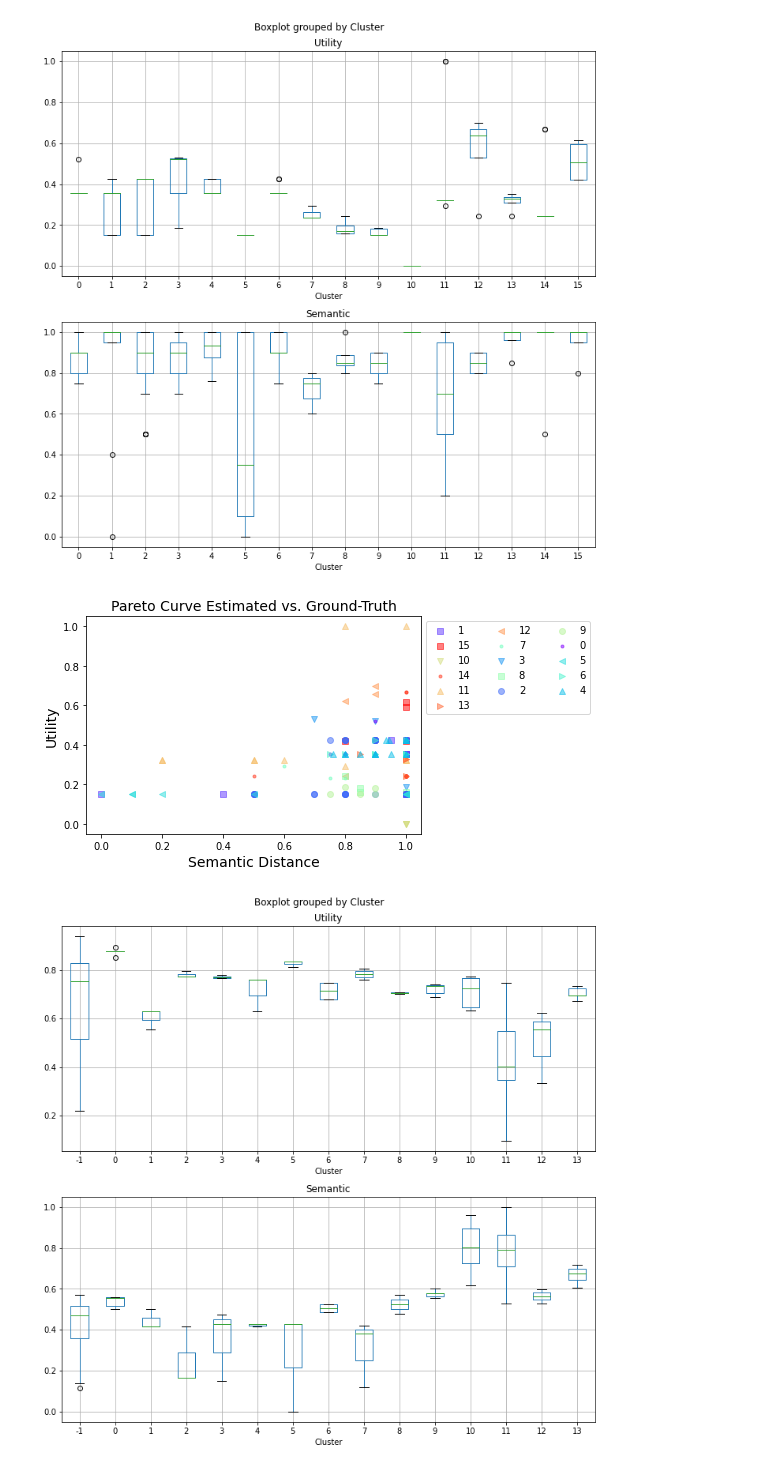
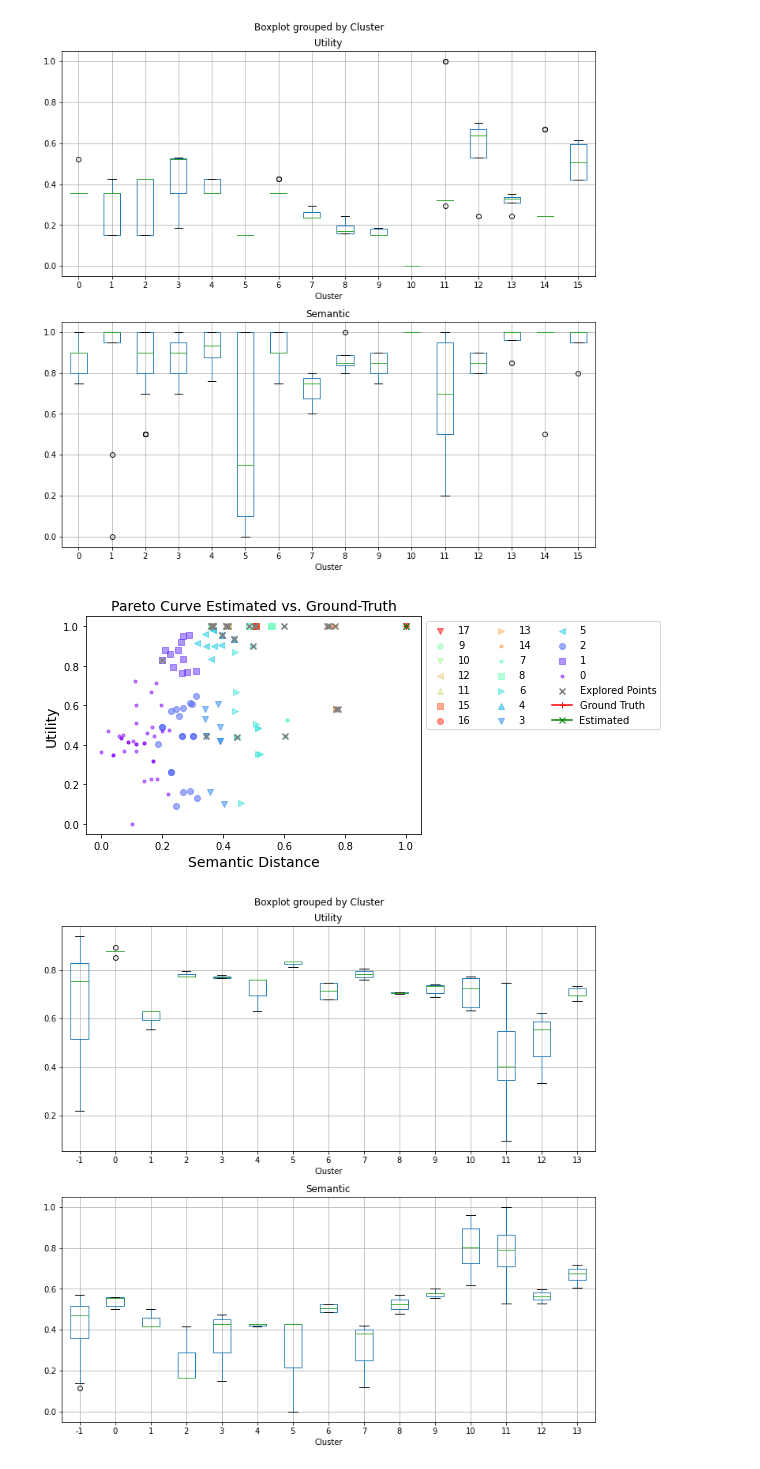
Before and after one commit to ey-l/explainable-discretization, a Jupyter notebook: notebooks/pca-explore.ipynb, the cells around one changed output. Cells and saved outputs as stored; diff of their text form; code cells hidden in the pictures.

Commit message:
fix vis utility cal

```diff
--- a/notebooks/pca-explore.ipynb
+++ b/notebooks/pca-explore.ipynb
@@ -210,6 +200,23 @@ def reverse_propotional_sampling_clusters(cluster_assignments, parameters) -> Li
         sampled_indices.append(0)
     return sampled_indices
 
+def get_pareto_front(partitions, semantic_metric='l2_norm') -> List:
+    datapoints = get_points(partitions, semantic_metric)
+    IDs = [p.ID for p in partitions]
+    #print(f"Data points: {datapoints}")
+    #print("Datapoint shape to compute Pareto points:", np.array(datapoints).shape)
+    lst = compute_pareto_front(datapoints)
+
+    # Plot the Pareto front
+    pareto_df = pd.DataFrame({'ID': IDs, 'Semantic': datapoints[0], 'Utility': datapoints[1]})
+    pareto_df['Pareto'] = 0
+    pareto_df.loc[lst, 'Pareto'] = 1
+    pareto_df['Partition'] = [[p.bins] for p in partitions]
+    pareto_points = pareto_df[pareto_df['Pareto'] == 1][['Semantic', 'Utility']]
+    pareto_points = pareto_points.values.tolist()
+    #print(f"Pareto points: {pareto_points}")
+    return datapoints, pareto_points, pareto_df
+
 def cluster_sampling(search_space, p:float=0.2, semantic_metric='l2_norm') -> List:
 
     pca = PCA(n_components=2)
@@ -229,13 +236,13 @@ def cluster_sampling(search_space, p:float=0.2, semantic_metric='l2_norm') -> Li
     sampled_indices = reverse_propotional_sampling_clusters(cluster_assignments, p)
     sampled_partitions = [search_space.candidates[i] for i in sampled_indices]
     print("Sampled partition:", sampled_partitions[-1])
-    explored_points, pareto_points, _ = get_pareto_front(sampled_partitions, semantic_metric)
+    explored_points, pareto_points, est_points_df = get_pareto_front(sampled_partitions, semantic_metric)
     print("Number of explored points:", len(explored_points[0]))
-    return explored_points, pareto_points, cluster_assignments
+    return explored_points, pareto_points, cluster_assignments, est_points_df
 # %%
 #for semantic_metric in semantic_metrics:
 semantic_metric = 'gpt_distance'
 p={'p':0.2}
 datapoints, gt_pareto_points, points_df = get_pareto_front(ss.candidates, semantic_metric)
-explored_points, est_pareto_points, clusters = cluster_sampling(ss, p, semantic_metric)
+explored_points, est_pareto_points, clusters, est_points_df = cluster_sampling(ss, p, semantic_metric)
 # %% [output]
@@ -246,0 +279,12 @@ Number of explored points: 27
+# %%
+points_df['Cluster'] = clusters
+points_df['Estimated'] = 0
+for id in list(est_points_df[est_points_df['Pareto'] == 1].ID.values):
+    points_df.loc[points_df['ID'] == id, 'Estimated'] = 1
+points_df['Explored'] = 0
+for id in list(est_points_df.ID.values):
+    points_df.loc[points_df['ID'] == id, 'Explored'] = 1
+
+# save to JSON file
+points_df.to_json(f'{file_name}_{semantic_metric}.json', orient='records')
+points_df
@@ -292,37 +347,37 @@ def plot_pareto_points(pareto_points:List, est_pareto_points:List, explored_poin
         pareto_points (List): Ground truth Pareto front
         est_pareto_points (List): Estimated Pareto front
     """
     # Sort the points for plotting
     pareto_points = sorted(pareto_points, key=lambda x: x[0])
     est_pareto_points = sorted(est_pareto_points, key=lambda x: x[0])
     # Plot the Pareto front
     pareto_points = np.array(pareto_points)
     est_pareto_points = np.array(est_pareto_points)
     #datapoints = np.array(datapoints)
     # Set size of the plot
     fig, ax = plt.subplots(figsize=(6, 4))
     #f, ax = plt.subplots()
     #ax.scatter(datapoints[0], datapoints[1], c='gray', label='Data Points', alpha=0.3)
     markers = ["." , "," , "o" , "v" , "^" , "<", ">"]
     colors = cm.rainbow(np.linspace(0, 1, len(points_df['Cluster'].unique())))
     for cluster in points_df['Cluster'].unique():
         cluster_points = points_df[points_df['Cluster'] == cluster]
         marker_index = int(cluster % len(markers))
         ax.scatter(cluster_points['Semantic'], cluster_points['Utility'], label=cluster, color=colors[cluster], alpha=0.5, marker=markers[marker_index])
 
-    #ax.scatter(explored_points[0], explored_points[1], c='gray', label='Explored Points', marker='x',)
-    #ax.plot(pareto_points[:, 0], pareto_points[:, 1], '+-', c='red', label='Ground Truth')
-    #ax.plot(est_pareto_points[:, 0], est_pareto_points[:, 1], 'x-', c='green', label='Estimated')
+    ax.scatter(explored_points[0], explored_points[1], c='gray', label='Explored Points', marker='x',)
+    ax.plot(pareto_points[:, 0], pareto_points[:, 1], '+-', c='red', label='Ground Truth')
+    ax.plot(est_pareto_points[:, 0], est_pareto_points[:, 1], 'x-', c='green', label='Estimated')
     ax.legend(bbox_to_anchor=(1, 1),ncol=3)
     ax.set_xlabel('Semantic Distance', fontsize=14)
     ax.set_ylabel('Utility', fontsize=14)
     ax.set_title('Pareto Curve Estimated vs. Ground-Truth', fontsize=14)
     return fig, ax
 
 fig, ax = plot_pareto_points(gt_pareto_points, est_pareto_points, explored_points, points_df)
 plt.show()
 # %% [output]
-[figure, old version]
+[figure, new version]
 # %%
 # plot box plots of utility and semantic metric for each cluster
 fig, axs = plt.subplots(2,1, figsize=(10,10))
```
Also changed, not shown: parts of 7 cells of this notebook, 19 other files.
